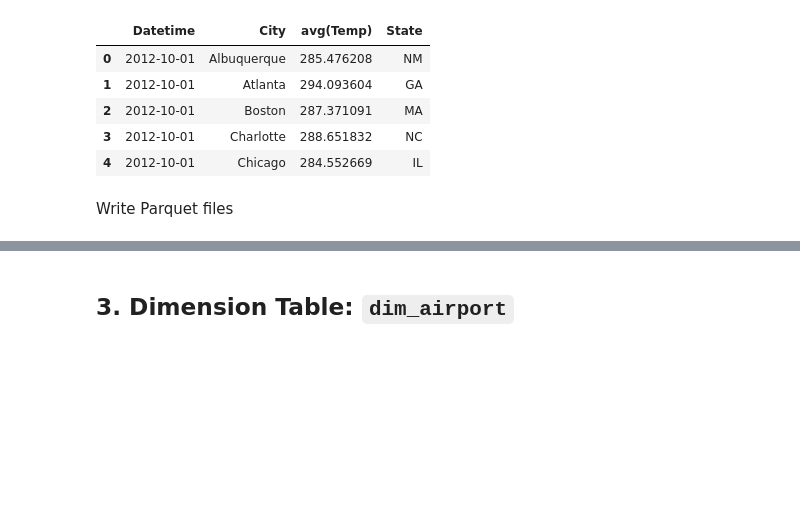
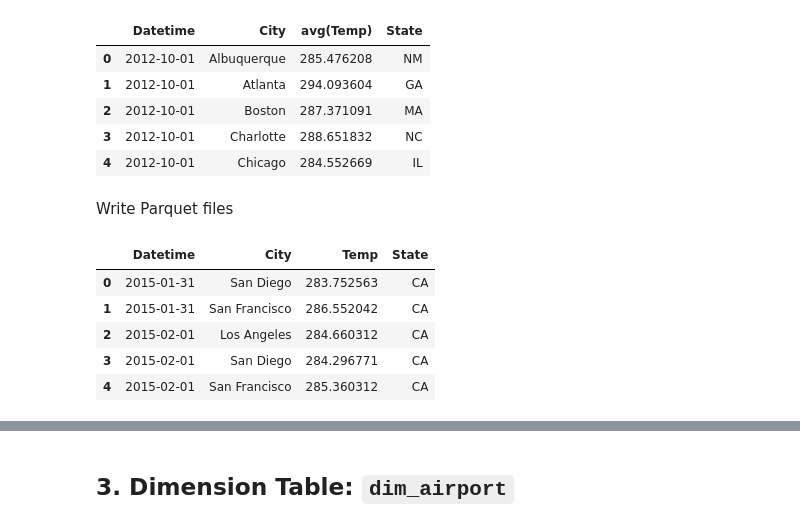
Before and after one commit to kennycontreras/us_national_tourism, a Jupyter notebook: us_national_tourism.ipynb, the cells around one changed output, grey strips where cells are left out. Drawn from its saved outputs; the diff is of its cells as text; code cells hidden in the pictures; blank space fills up the shorter version.

```diff
--- a/us_national_tourism.ipynb
+++ b/us_national_tourism.ipynb
@@ -251,3 +250,13 @@ Write Parquet files
 df_weatherState.withColumnRenamed("avg(Temp)", "Temp")\
                     .write.partitionBy("State")\
                     .parquet("weather.parquet")
+# %%
+df_weatherParquet = spark.read.parquet("weather.parquet")
+df_weatherParquet.limit(5).toPandas()
+# %% [output]
+|  | Datetime | City | Temp | State |
+| 0 | 2015-01-31 | San Diego | 283.752563 | CA |
+| 1 | 2015-01-31 | San Francisco | 286.552042 | CA |
+| 2 | 2015-02-01 | Los Angeles | 284.660312 | CA |
+| 3 | 2015-02-01 | San Diego | 284.296771 | CA |
+| 4 | 2015-02-01 | San Francisco | 285.360312 | CA |
```
Also changed, not shown: parts of 4 cells of this notebook.
